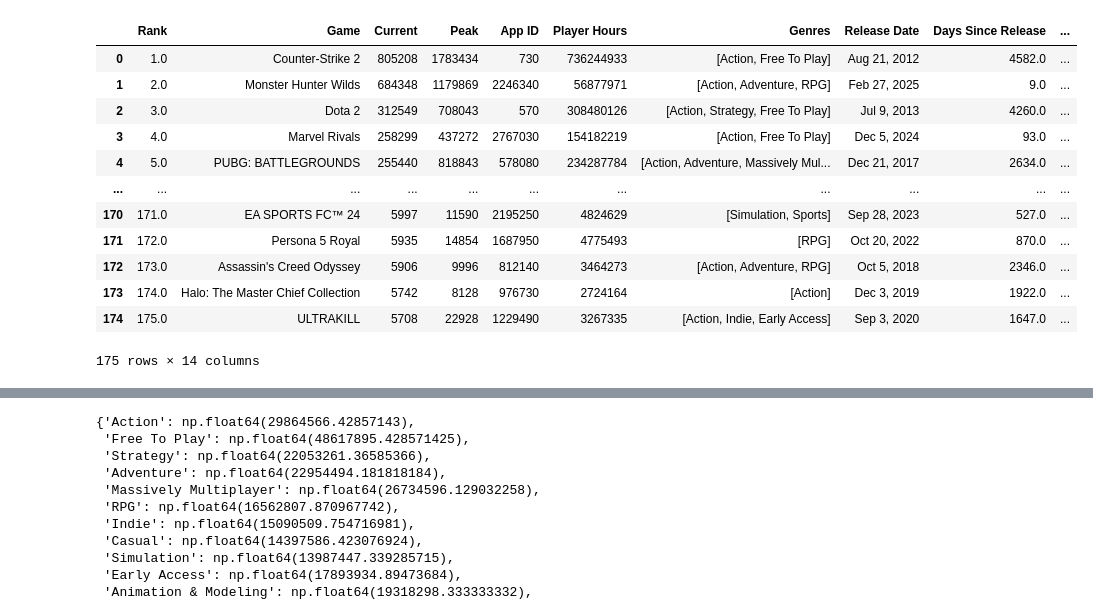
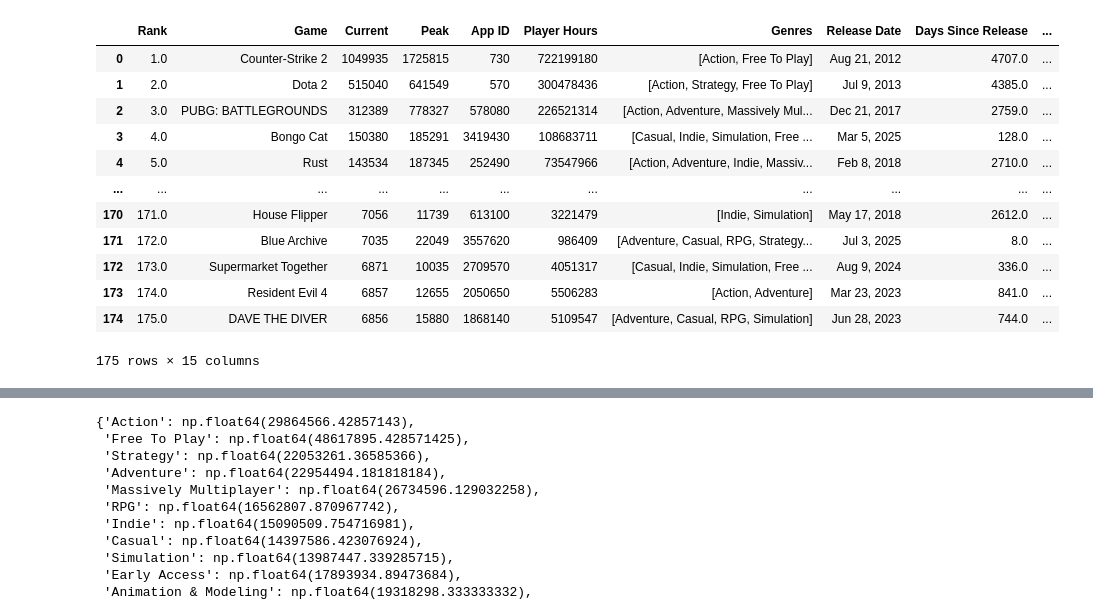
Before and after one commit to Diaz-Nelson/SteamDataAnalysis, a Jupyter notebook: Notebooks/analysis.ipynb, the cells around one changed output, grey strips where cells are left out. Cells and saved outputs as stored; diff of their text form; code cells hidden in the pictures.

```diff
--- a/Notebooks/analysis.ipynb
+++ b/Notebooks/analysis.ipynb
@@ -6,19 +6,19 @@ from ast import literal_eval
 import seaborn as sns
 import streamlit as st
 # %%
-test = pd.read_csv('steam_top_games_03-08-2025_00-29-31.csv',converters={'Genres': pd.eval,'Tags': pd.eval})
-test
+games = pd.read_csv('steam_top_games_07-11-2025_14-09-40.csv',converters={'Genres': pd.eval,'Tags': pd.eval})
+games
 # %% [output]
 |  | Rank | Game | Current | Peak | App ID | Player Hours | Genres | Release Date | Days Since Release | ... |
-| 0 | 1.0 | Counter-Strike 2 | 805208 | 1783434 | 730 | 736244933 | [Action, Free To Play] | Aug 21, 2012 | 4582.0 | ... |
-| 1 | 2.0 | Monster Hunter Wilds | 684348 | 1179869 | 2246340 | 56877971 | [Action, Adventure, RPG] | Feb 27, 2025 | 9.0 | ... |
-| 2 | 3.0 | Dota 2 | 312549 | 708043 | 570 | 308480126 | [Action, Strategy, Free To Play] | Jul 9, 2013 | 4260.0 | ... |
-| 3 | 4.0 | Marvel Rivals | 258299 | 437272 | 2767030 | 154182219 | [Action, Free To Play] | Dec 5, 2024 | 93.0 | ... |
-| 4 | 5.0 | PUBG: BATTLEGROUNDS | 255440 | 818843 | 578080 | 234287784 | [Action, Adventure, Massively Mul... | Dec 21, 2017 | 2634.0 | ... |
+| 0 | 1.0 | Counter-Strike 2 | 1049935 | 1725815 | 730 | 722199180 | [Action, Free To Play] | Aug 21, 2012 | 4707.0 | ... |
+| 1 | 2.0 | Dota 2 | 515040 | 641549 | 570 | 300478436 | [Action, Strategy, Free To Play] | Jul 9, 2013 | 4385.0 | ... |
+| 2 | 3.0 | PUBG: BATTLEGROUNDS | 312389 | 778327 | 578080 | 226521314 | [Action, Adventure, Massively Mul... | Dec 21, 2017 | 2759.0 | ... |
+| 3 | 4.0 | Bongo Cat | 150380 | 185291 | 3419430 | 108683711 | [Casual, Indie, Simulation, Free ... | Mar 5, 2025 | 128.0 | ... |
+| 4 | 5.0 | Rust | 143534 | 187345 | 252490 | 73547966 | [Action, Adventure, Indie, Massiv... | Feb 8, 2018 | 2710.0 | ... |
 | ... | ... | ... | ... | ... | ... | ... | ... | ... | ... | ... |
-| 170 | 171.0 | EA SPORTS FC™ 24 | 5997 | 11590 | 2195250 | 4824629 | [Simulation, Sports] | Sep 28, 2023 | 527.0 | ... |
-| 171 | 172.0 | Persona 5 Royal | 5935 | 14854 | 1687950 | 4775493 | [RPG] | Oct 20, 2022 | 870.0 | ... |
-| 172 | 173.0 | Assassin's Creed Odyssey | 5906 | 9996 | 812140 | 3464273 | [Action, Adventure, RPG] | Oct 5, 2018 | 2346.0 | ... |
-| 173 | 174.0 | Halo: The Master Chief Collection | 5742 | 8128 | 976730 | 2724164 | [Action] | Dec 3, 2019 | 1922.0 | ... |
-| 174 | 175.0 | ULTRAKILL | 5708 | 22928 | 1229490 | 3267335 | [Action, Indie, Early Access] | Sep 3, 2020 | 1647.0 | ... |
+| 170 | 171.0 | House Flipper | 7056 | 11739 | 613100 | 3221479 | [Indie, Simulation] | May 17, 2018 | 2612.0 | ... |
+| 171 | 172.0 | Blue Archive | 7035 | 22049 | 3557620 | 986409 | [Adventure, Casual, RPG, Strategy... | Jul 3, 2025 | 8.0 | ... |
+| 172 | 173.0 | Supermarket Together | 6871 | 10035 | 2709570 | 4051317 | [Casual, Indie, Simulation, Free ... | Aug 9, 2024 | 336.0 | ... |
+| 173 | 174.0 | Resident Evil 4 | 6857 | 12655 | 2050650 | 5506283 | [Action, Adventure] | Mar 23, 2023 | 841.0 | ... |
+| 174 | 175.0 | DAVE THE DIVER | 6856 | 15880 | 1868140 | 5109547 | [Adventure, Casual, RPG, Simulation] | Jun 28, 2023 | 744.0 | ... |
-175 rows × 14 columns
+175 rows × 15 columns
```
Also changed, not shown: parts of 17 cells of this notebook, 23 other files.
